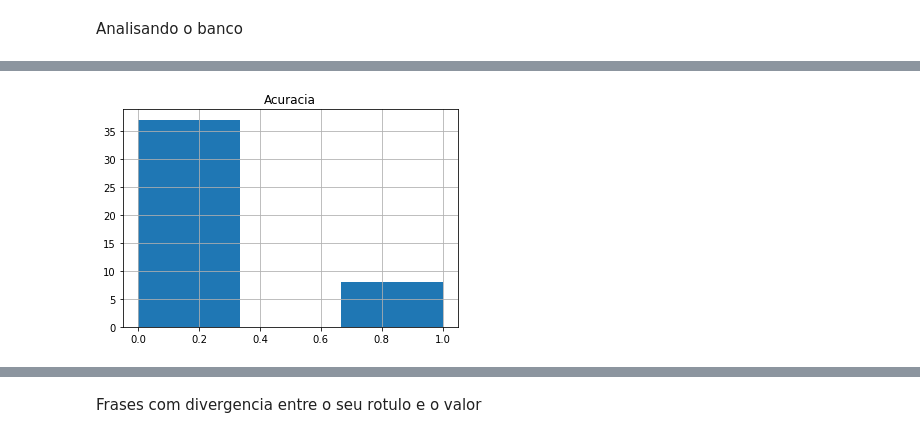
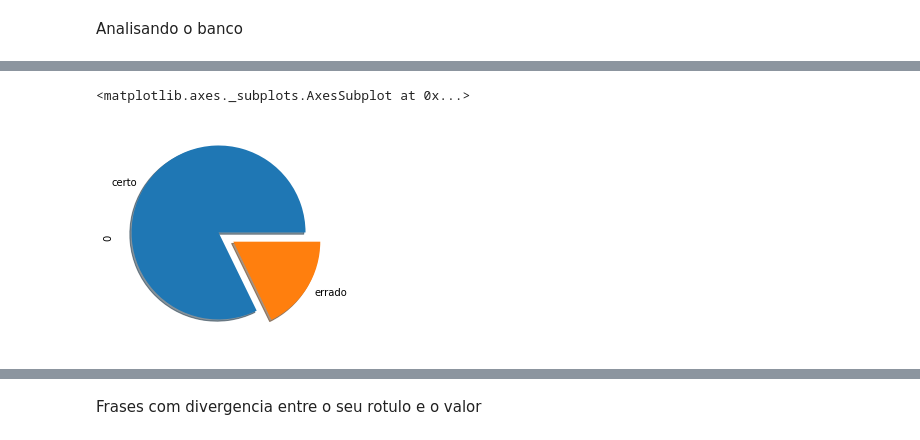
Before and after one commit to DaisonSilas/TCC, a Jupyter notebook: sentilexPT - Final.ipynb, the cells around one changed output, grey strips where cells are left out. Cells and saved outputs as stored; diff of their text form; code cells hidden in the pictures.

```diff
--- a/sentilexPT - Final.ipynb
+++ b/sentilexPT - Final.ipynb
@@ -137,6 +137,8 @@ acuracia[0].value_counts()
 Name: 0, dtype: int64
-# %%
-dados.hist(column='Acuracia', bins=3)
-plt.show()
-# %% [output]
-[figure, removed]
+# %%
+x=acuracia[0].value_counts()
+ex=(0.1,0.1)
+x.plot.pie(explode=ex, shadow=True)
+# %% [output]
+<matplotlib.axes._subplots.AxesSubplot at 0x...>
+[figure, added]
```
Also changed, not shown: parts of 8 cells of this notebook.
